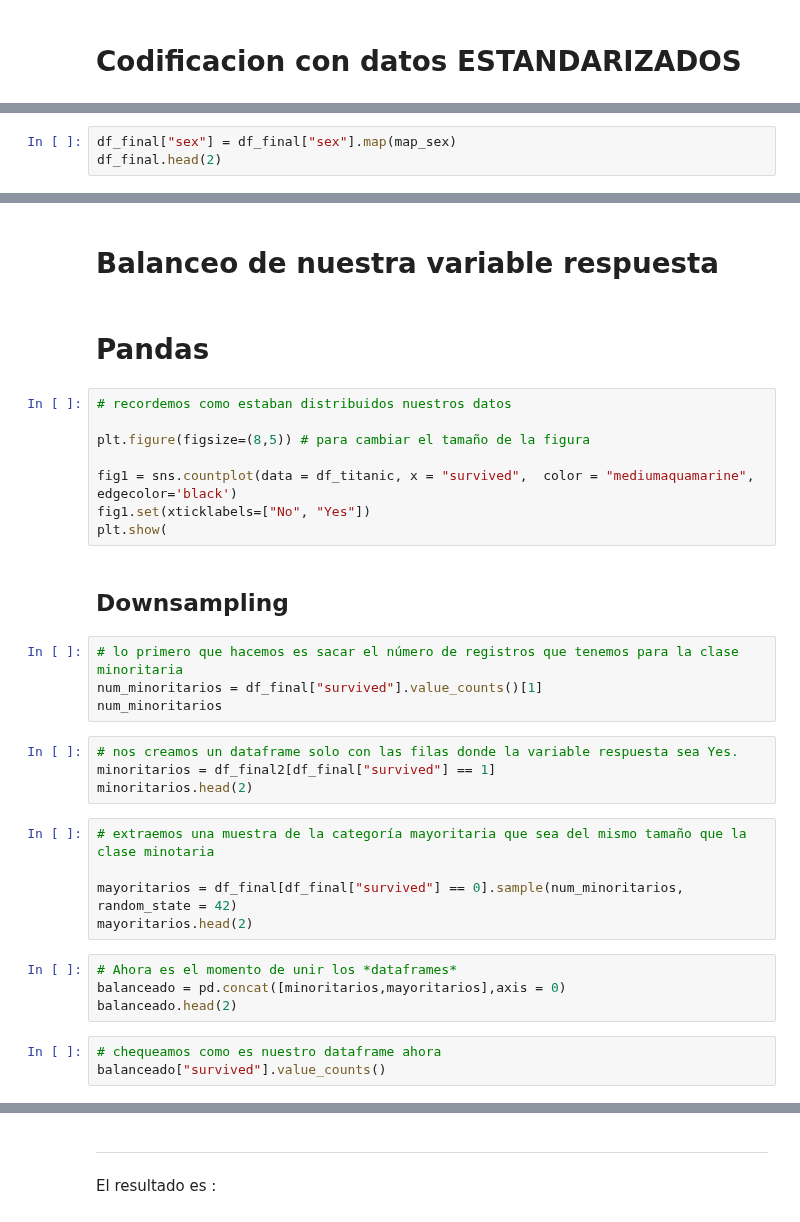
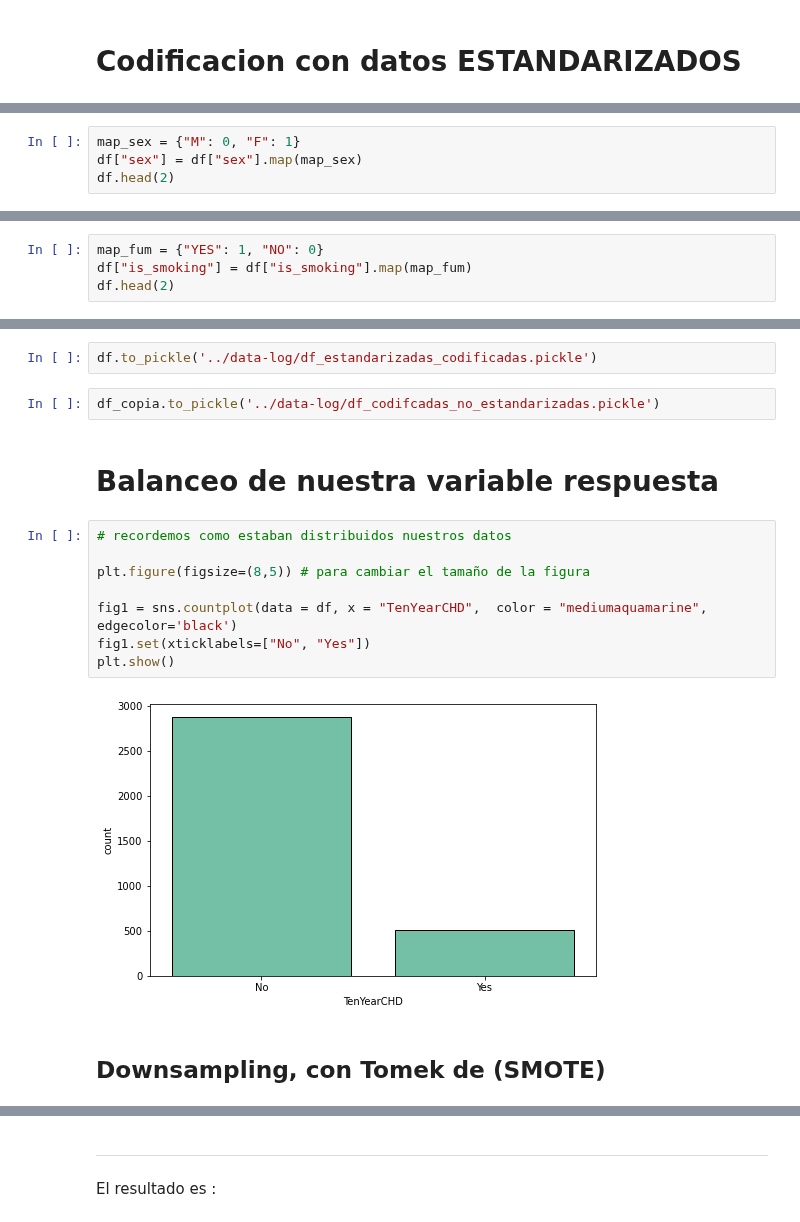
Before and after one commit to Adalab/DA-modulo-3-sprint-1-ana-anak, a Jupyter notebook: regresion-logistica/02-RLOG_Preprocesado.ipynb, the cells around one changed output, grey strips where cells are left out. Drawn from its saved outputs; the diff is of its cells as text.

```diff
--- a/regresion-logistica/02-RLOG_Preprocesado.ipynb
+++ b/regresion-logistica/02-RLOG_Preprocesado.ipynb
@@ -194,3 +169,4 @@ map_sex = {"male": 0, "female": 1}
 # %%
-df_final["sex"] = df_final["sex"].map(map_sex)
-df_final.head(2)
+map_sex = {"M": 0, "F": 1}
+df["sex"] = df["sex"].map(map_sex)
+df.head(2)
@@ -247,0 +185,4 @@ df_final2.head(2)
+# %%
+map_fum = {"YES": 1, "NO": 0}
+df["is_smoking"] = df["is_smoking"].map(map_fum)
+df.head(2)
@@ -248,34 +219,18 @@ df_final2.head(2)
+# %%
+df.to_pickle('../data-log/df_estandarizadas_codificadas.pickle')
+# %%
+df_copia.to_pickle('../data-log/df_codifcadas_no_estandarizadas.pickle')
 # %% [markdown]
 # Balanceo de nuestra variable respuesta
-# %% [markdown]
-# Pandas
 # %%
 # recordemos como estaban distribuidos nuestros datos
 
 plt.figure(figsize=(8,5)) # para cambiar el tamaño de la figura
 
-fig1 = sns.countplot(data = df_titanic, x = "survived",  color = "mediumaquamarine",  edgecolor='black')
+fig1 = sns.countplot(data = df, x = "TenYearCHD",  color = "mediumaquamarine",  edgecolor='black')
 fig1.set(xticklabels=["No", "Yes"])
-plt.show(
+plt.show()
+# %% [output]
+[figure, added]
 # %% [markdown]
-## Downsampling
+## Downsampling, con Tomek de (SMOTE)
-# %%
-# lo primero que hacemos es sacar el número de registros que tenemos para la clase minoritaria
-num_minoritarios = df_final["survived"].value_counts()[1]
-num_minoritarios
-# %%
-# nos creamos un dataframe solo con las filas donde la variable respuesta sea Yes.
-minoritarios = df_final2[df_final["survived"] == 1]
-minoritarios.head(2)
-# %%
-# extraemos una muestra de la categoría mayoritaria que sea del mismo tamaño que la clase minotaria
-
-mayoritarios = df_final[df_final["survived"] == 0].sample(num_minoritarios, random_state = 42)
-mayoritarios.head(2)
-# %%
-# Ahora es el momento de unir los *dataframes*
-balanceado = pd.concat([minoritarios,mayoritarios],axis = 0)
-balanceado.head(2)
-# %%
-# chequeamos como es nuestro dataframe ahora
-balanceado["survived"].value_counts()
```
Also changed, not shown: parts of 55 cells of this notebook, 2 other files.
